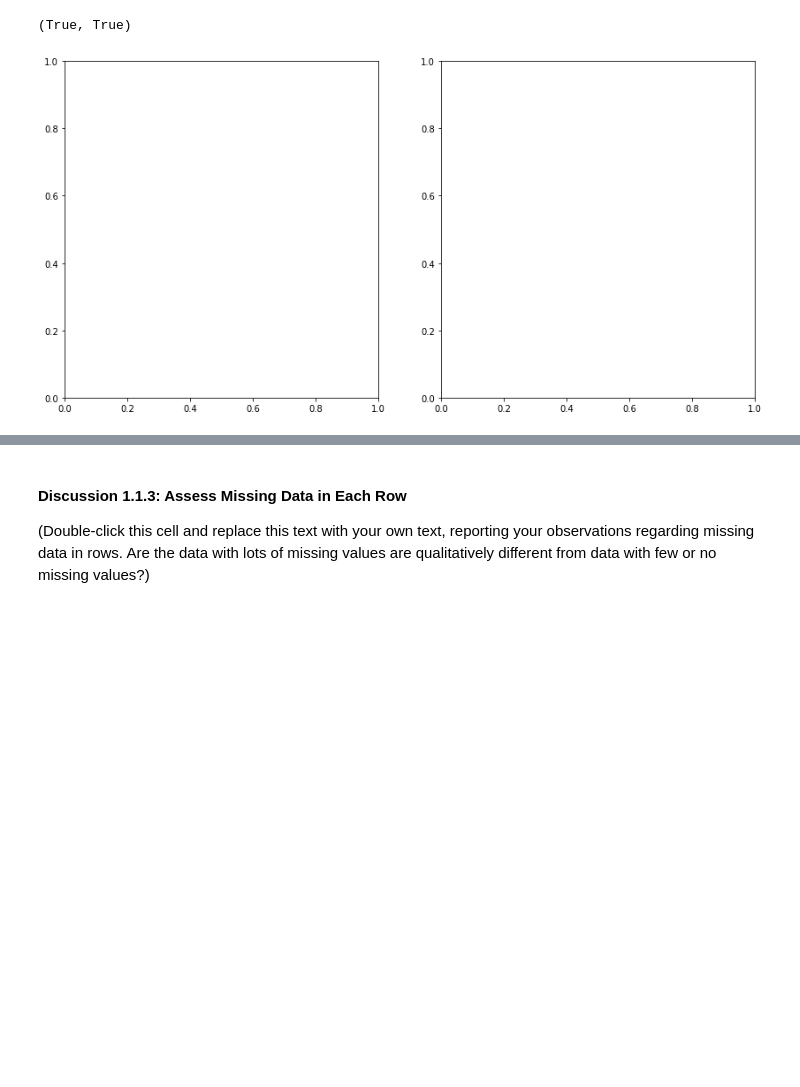
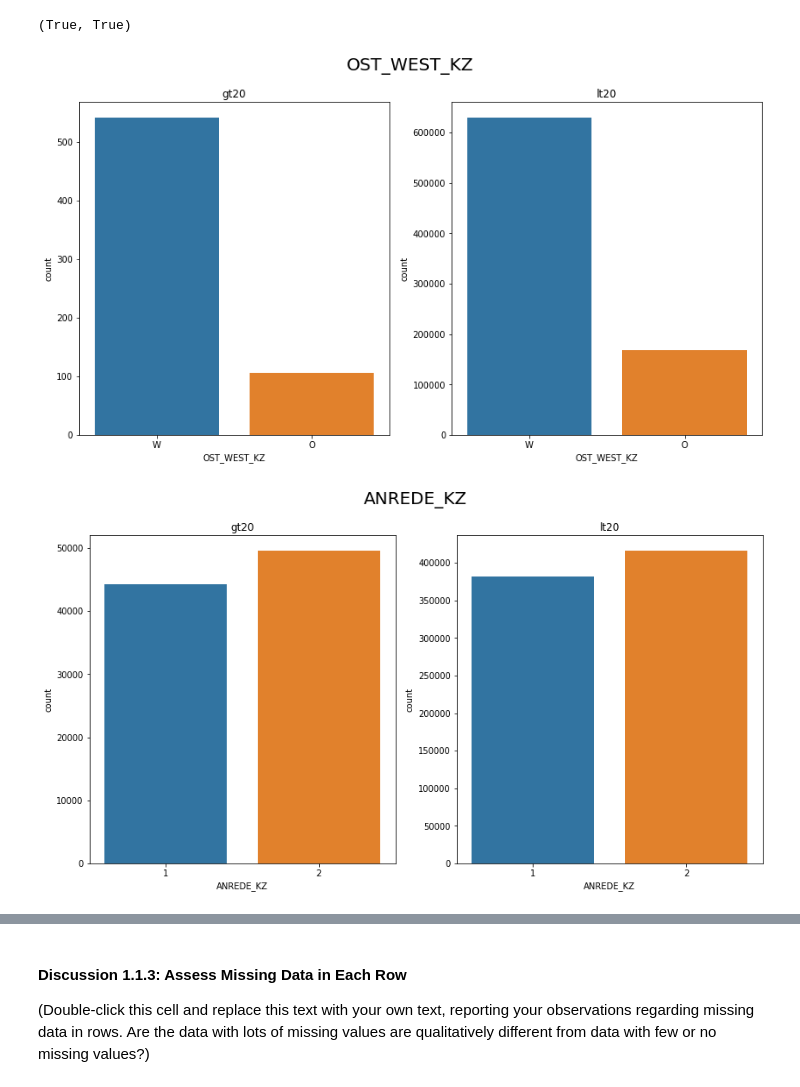
Before and after one commit to marooned20/identify-customer-segments, a Jupyter notebook: Identify_Customer_Segments.ipynb, the cells around one changed output, grey strips where cells are left out. Cells and saved outputs as stored; diff of their text form; code cells hidden in the pictures; blank space fills up the shorter version.

```diff
--- a/Identify_Customer_Segments.ipynb
+++ b/Identify_Customer_Segments.ipynb
@@ -271,10 +271,21 @@ gt20.shape[0] + lt20.shape[0] == azdias.shape[0], gt20.columns.all() == lt20.col
 # %%
 # Compare the distribution of values for at least five columns where there are
 # no or few missing values, between the two subsets.
-# def comparison_plot(col):
-fig, (ax1, ax2) = plt.subplots(nrows=1, ncols=2, figsize=(14, 7))
-ax1.set_title.set_text('gt20')
-sns.countplot(azdias)
-ALTERSKATEGORIE_GROB
+def comparison_plot(col):
+    fig, (ax1, ax2) = plt.subplots(nrows=1, ncols=2, figsize=(14, 7))
+    ax1.set_title('gt20')
+    sns.countplot(gt20[col], ax=ax1)
+    ax2.set_title('lt20')
+    sns.countplot(lt20[col], ax=ax2)
+
+    fig.suptitle(col, fontsize=20);
-# %% [output]
-[figure, removed]
+# %%
+import random
+random.seed(42)
+
+# pick random columns to plot
+for i in random.choices(azdias.columns, k=5):
+    comparison_plot(i)
+# %% [output]
+[figure, added]
+[figure, added]
```
Also changed, not shown: parts of 2 cells of this notebook.
